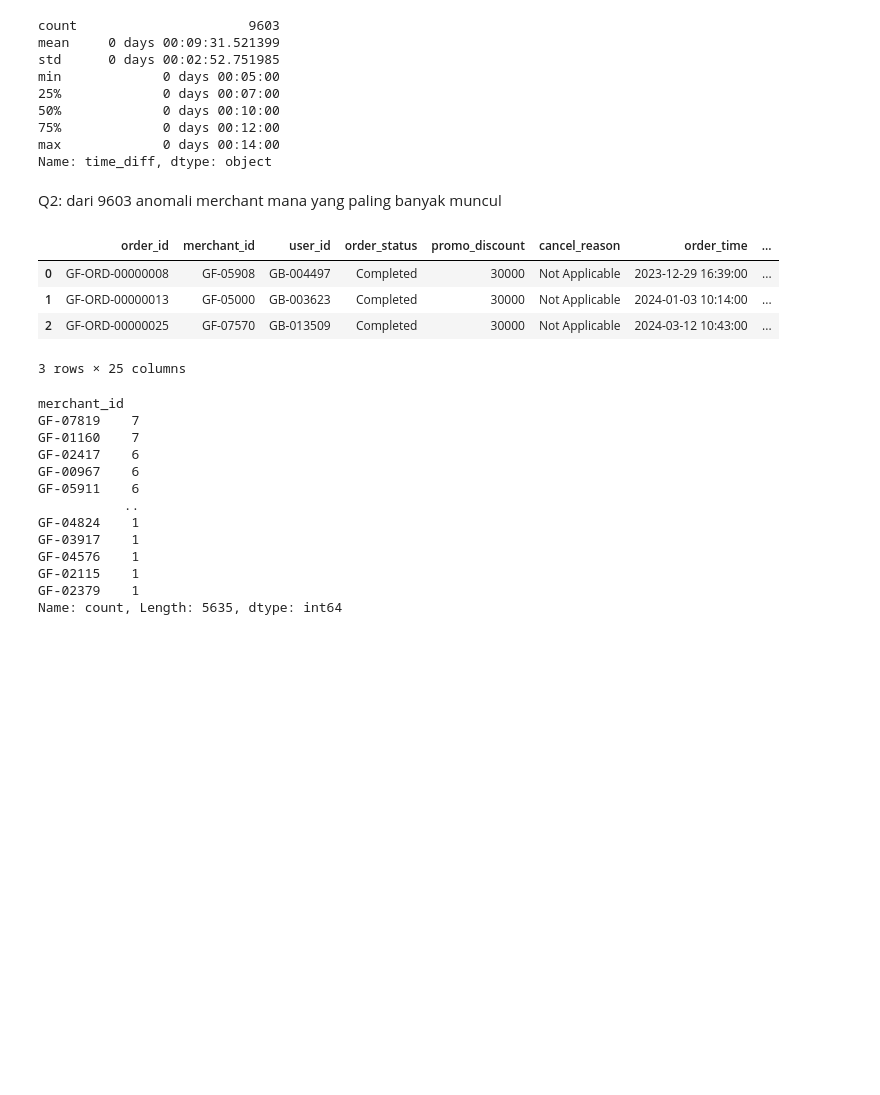
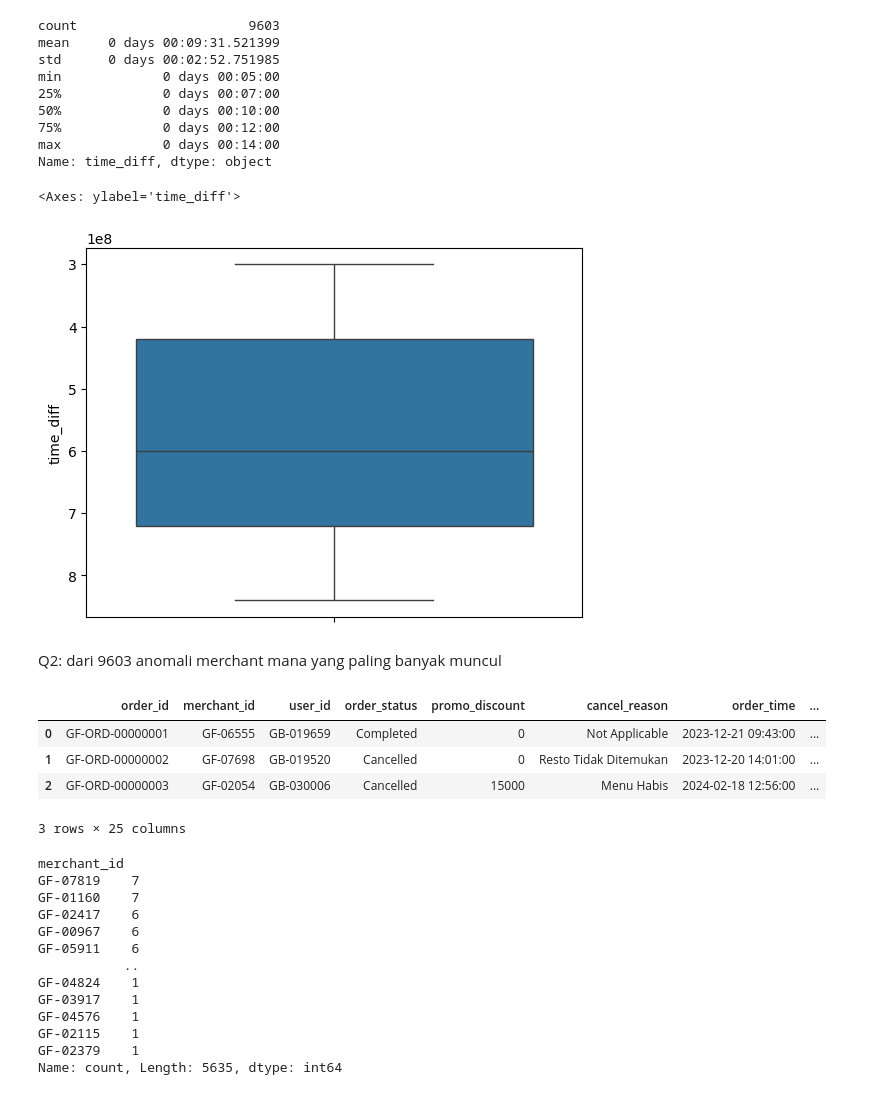
Before and after one commit to ziancarlos/Data_Analytics_Grab, a Jupyter notebook: notebooks/data-analysis.ipynb, the cells around one changed output. Saved outputs shown, nothing was run; the diff lists cells and outputs as text; code cells hidden in the pictures; blank space fills up the shorter version.

```diff
--- a/notebooks/data-analysis.ipynb
+++ b/notebooks/data-analysis.ipynb
@@ -173,16 +169,21 @@ min             0 days 00:05:00
 75%             0 days 00:12:00
 max             0 days 00:14:00
 Name: time_diff, dtype: object
+# %%
+sns.boxplot(anomaly, y="time_diff")
+# %% [output]
+<Axes: ylabel='time_diff'>
+[figure, added]
 # %% [markdown]
 Q2: dari 9603 anomali merchant mana yang paling banyak muncul
 # %%
-df_food_merchant = anomaly.merge(df_merchants_cleaned, on="merchant_id")
+df_food_merchant = df_food_orders_cleaned.merge(df_merchants_cleaned, on="merchant_id")
 df_food_merchant.head(3)
 # %% [output]
 |  | order_id | merchant_id | user_id | order_status | promo_discount | cancel_reason | order_time | ... |
-| 0 | GF-ORD-00000008 | GF-05908 | GB-004497 | Completed | 30000 | Not Applicable | 2023-12-29 16:39:00 | ... |
-| 1 | GF-ORD-00000013 | GF-05000 | GB-003623 | Completed | 30000 | Not Applicable | 2024-01-03 10:14:00 | ... |
-| 2 | GF-ORD-00000025 | GF-07570 | GB-013509 | Completed | 30000 | Not Applicable | 2024-03-12 10:43:00 | ... |
+| 0 | GF-ORD-00000001 | GF-06555 | GB-019659 | Completed | 0 | Not Applicable | 2023-12-21 09:43:00 | ... |
+| 1 | GF-ORD-00000002 | GF-07698 | GB-019520 | Cancelled | 0 | Resto Tidak Ditemukan | 2023-12-20 14:01:00 | ... |
+| 2 | GF-ORD-00000003 | GF-02054 | GB-030006 | Cancelled | 15000 | Menu Habis | 2024-02-18 12:56:00 | ... |
 3 rows × 25 columns
 # %%
 df_food_merchant.value_counts(subset="merchant_id")
```
Also changed, not shown: parts of 11 cells of this notebook.
